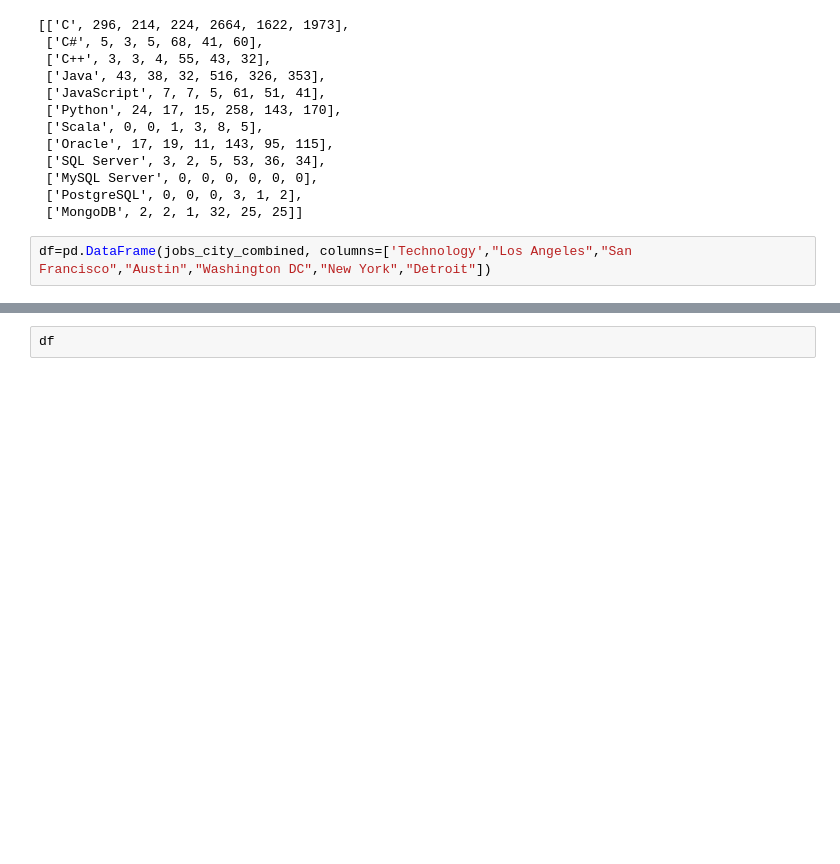
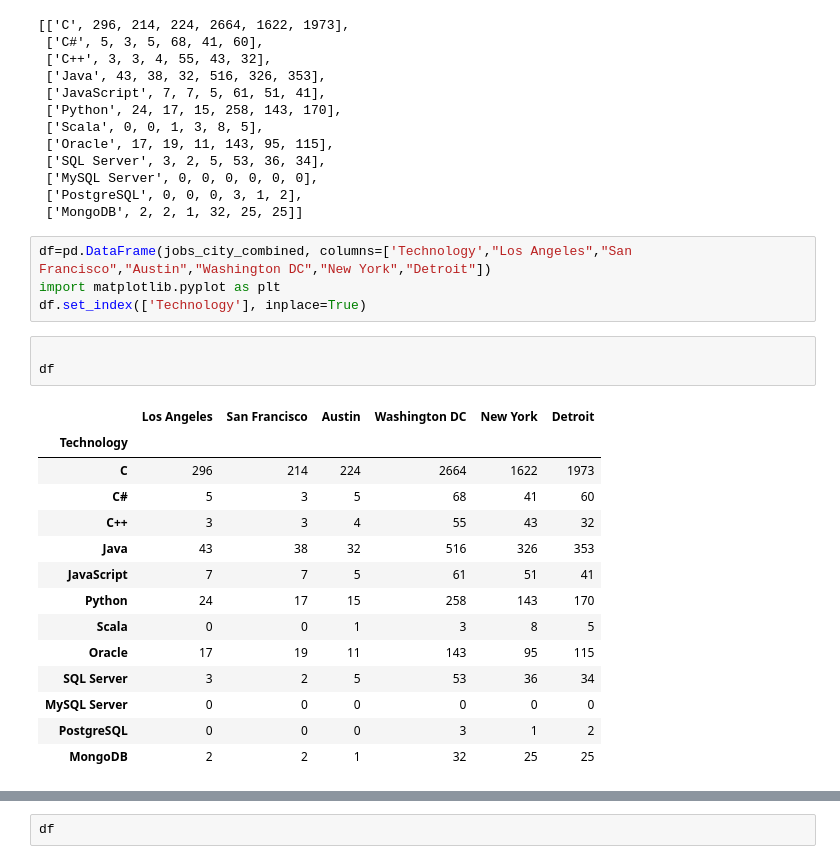
Before and after one commit to a473000/Coursera, a Jupyter notebook: Collecting_Jobs_data_Using_API-Questions Done.ipynb, the cells around one changed output, grey strips where cells are left out. Saved outputs shown, nothing was run; the diff lists cells and outputs as text; blank space fills up the shorter version.

```diff
--- a/Collecting_Jobs_data_Using_API-Questions Done.ipynb
+++ b/Collecting_Jobs_data_Using_API-Questions Done.ipynb
@@ -316,3 +316,23 @@ jobs_city_combined
  ['MongoDB', 2, 2, 1, 32, 25, 25]]
 # %%
 df=pd.DataFrame(jobs_city_combined, columns=['Technology',"Los Angeles","San Francisco","Austin","Washington DC","New York","Detroit"])
+import matplotlib.pyplot as plt
+df.set_index(['Technology'], inplace=True)
+# %%
+
+df
+# %% [output]
+|  | Los Angeles | San Francisco | Austin | Washington DC | New York | Detroit |
+| Technology |  |  |  |  |  |  |
+| C | 296 | 214 | 224 | 2664 | 1622 | 1973 |
+| C# | 5 | 3 | 5 | 68 | 41 | 60 |
+| C++ | 3 | 3 | 4 | 55 | 43 | 32 |
+| Java | 43 | 38 | 32 | 516 | 326 | 353 |
+| JavaScript | 7 | 7 | 5 | 61 | 51 | 41 |
+| Python | 24 | 17 | 15 | 258 | 143 | 170 |
+| Scala | 0 | 0 | 1 | 3 | 8 | 5 |
+| Oracle | 17 | 19 | 11 | 143 | 95 | 115 |
+| SQL Server | 3 | 2 | 5 | 53 | 36 | 34 |
+| MySQL Server | 0 | 0 | 0 | 0 | 0 | 0 |
+| PostgreSQL | 0 | 0 | 0 | 3 | 1 | 2 |
+| MongoDB | 2 | 2 | 1 | 32 | 25 | 25 |
```
Also changed, not shown: parts of 3 cells of this notebook.
